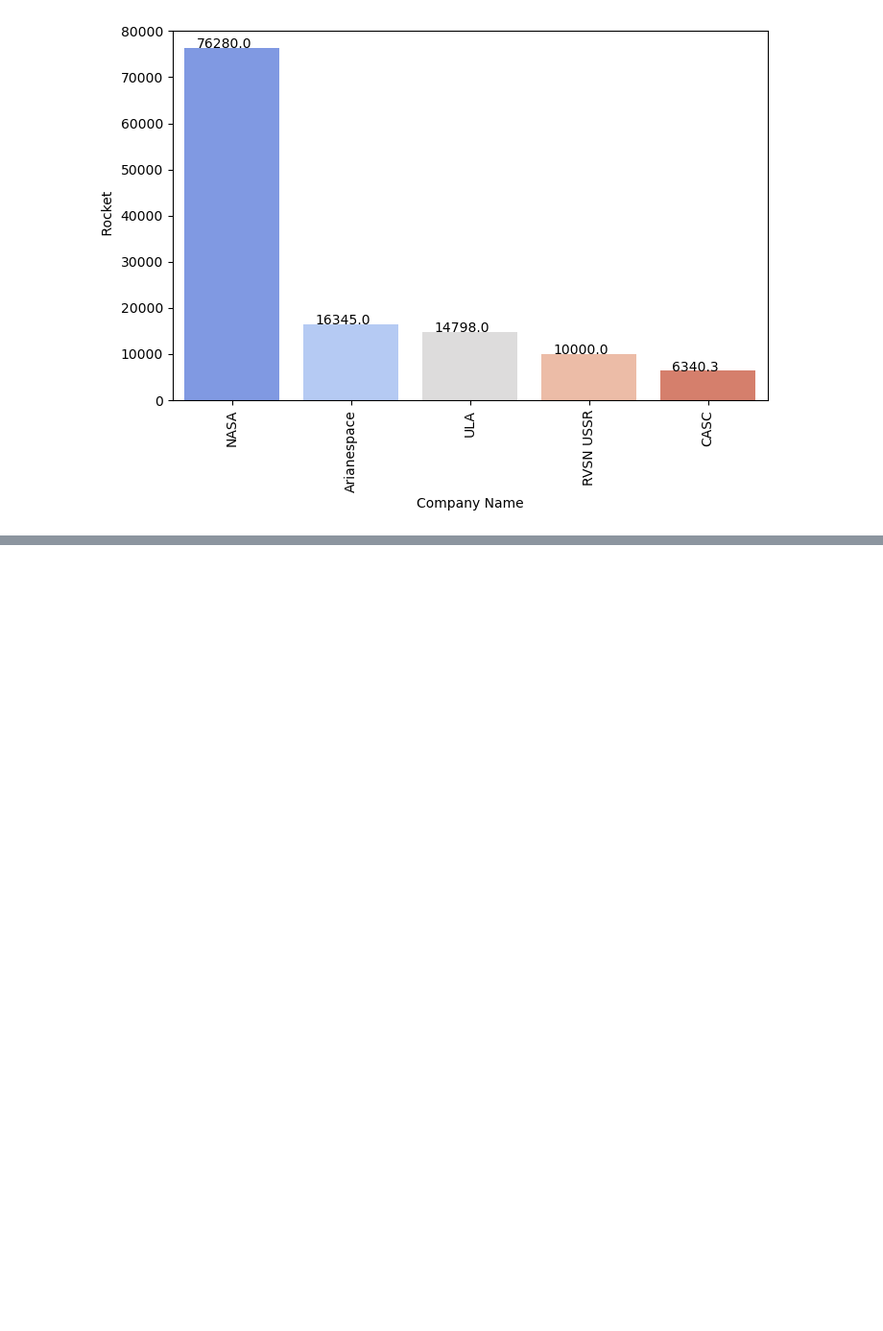
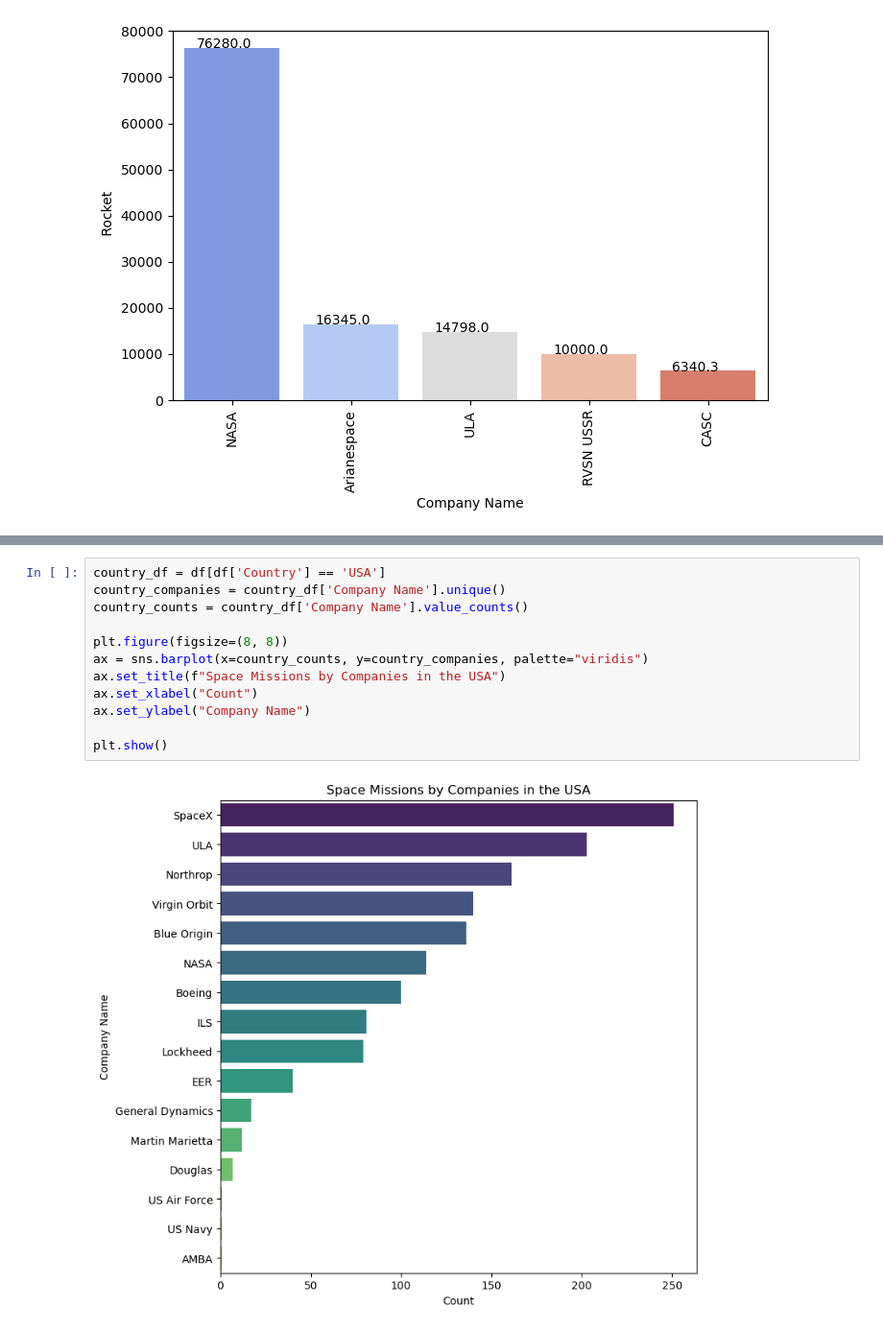
Before and after one commit to SUBHANGI-DHASMANA/space-missions, a Jupyter notebook: space mission analysis.ipynb, the cells around one changed output, grey strips where cells are left out. Shown at 96% size. Drawn from its saved outputs; the diff is of its cells as text; blank space fills up the shorter version.

```diff
--- a/space mission analysis.ipynb
+++ b/space mission analysis.ipynb
@@ -250,0 +290,14 @@ plt.show()
+# %%
+country_df = df[df['Country'] == 'USA']
+country_companies = country_df['Company Name'].unique()
+country_counts = country_df['Company Name'].value_counts()
+
+plt.figure(figsize=(8, 8))
+ax = sns.barplot(x=country_counts, y=country_companies, palette="viridis")
+ax.set_title(f"Space Missions by Companies in the USA")
+ax.set_xlabel("Count")
+ax.set_ylabel("Company Name")
+
+plt.show()
+# %% [output]
+[figure, added]
```
Also changed, not shown: parts of 5 cells of this notebook, 2 other files.
